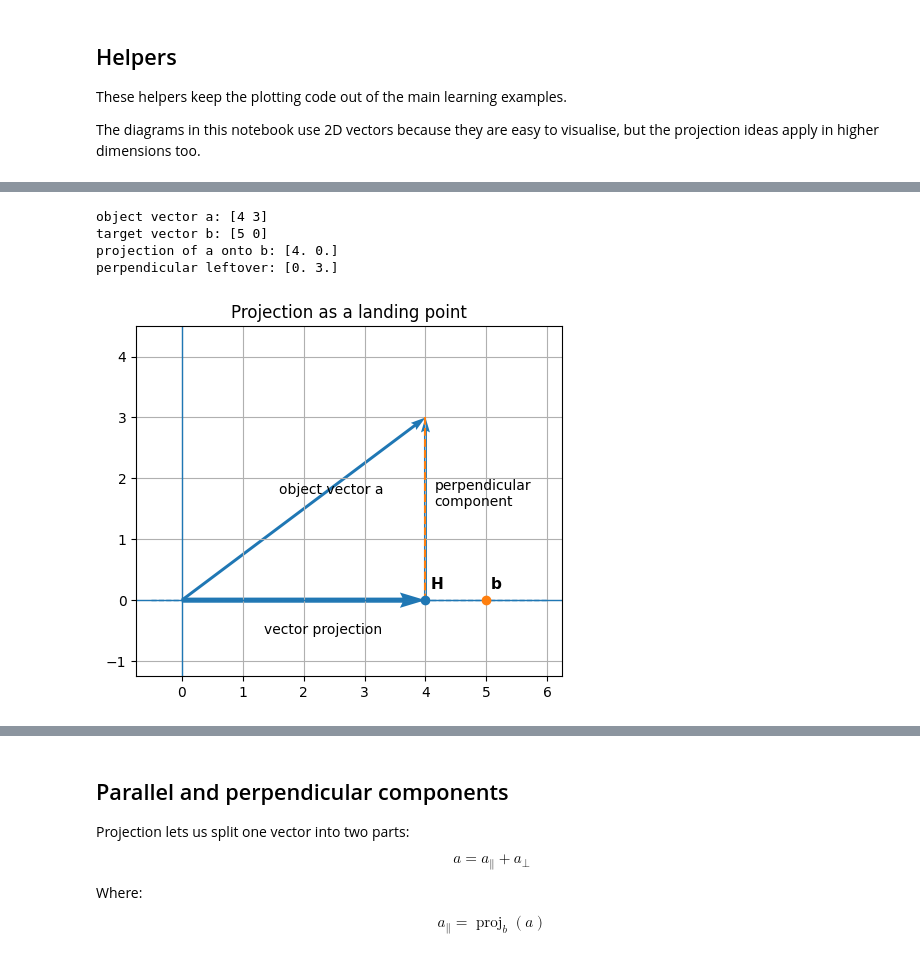
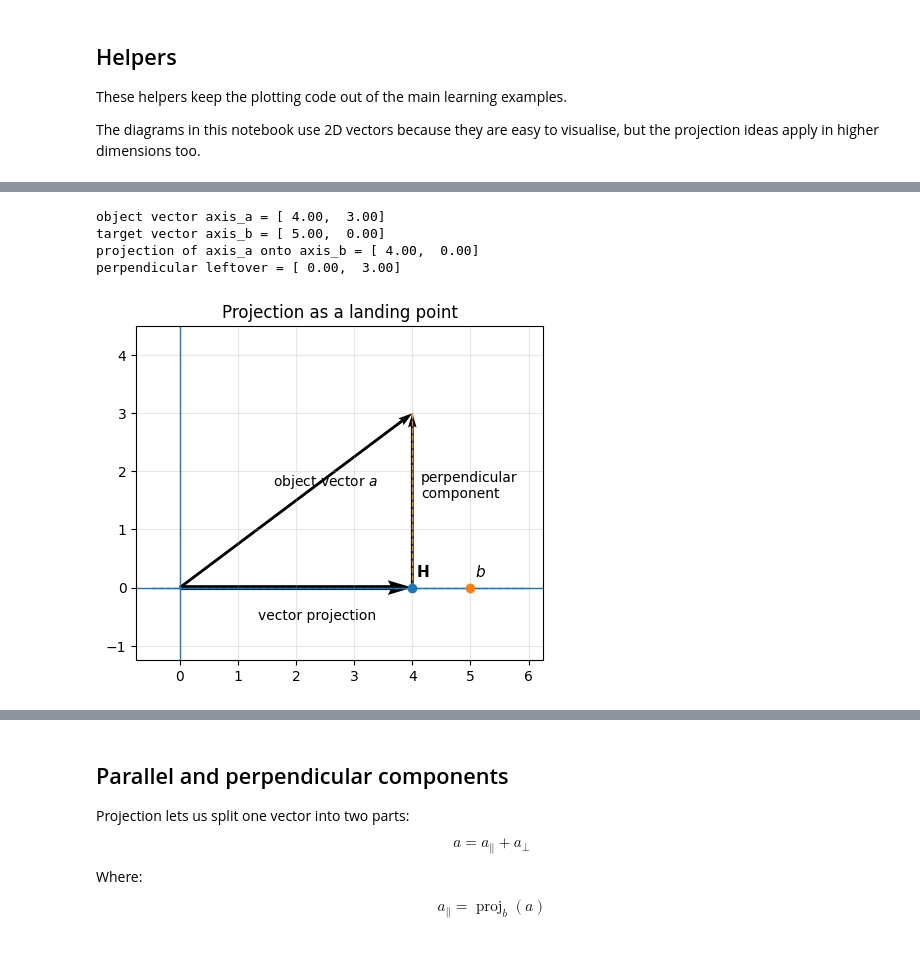
Before and after one commit to AnthonyPWatts/imperial-ai-coursework, a Jupyter notebook: maths-refresh/03-projections-and-components.ipynb, the cells around one changed output, grey strips where cells are left out. Saved outputs shown, nothing was run; the diff lists cells and outputs as text; code cells hidden in the pictures.

```diff
--- a/maths-refresh/03-projections-and-components.ipynb
+++ b/maths-refresh/03-projections-and-components.ipynb
@@ -195,57 +220,48 @@ a - \operatorname{proj}_{b}(a) = \begin{bmatrix}0 \\ 3\end{bmatrix}
 $$
-# %%
-a = np.array([4, 3])
-b = np.array([5, 0])
-
-vector_projection = projection_of(a, b)
-perpendicular_component = perpendicular_component_of(a, b)
-
-print("object vector a:", a)
-print("target vector b:", b)
-print("projection of a onto b:", vector_projection)
-print("perpendicular leftover:", perpendicular_component)
-# %% [output]
-object vector a: [4 3]
-target vector b: [5 0]
-projection of a onto b: [4. 0.]
-perpendicular leftover: [0. 3.]
+# %%
+axis_projection = projection_of(axis_a, axis_b)
+axis_perpendicular = perpendicular_component_of(axis_a, axis_b)
+
+print_vector("object vector axis_a", axis_a)
+print_vector("target vector axis_b", axis_b)
+print_vector("projection of axis_a onto axis_b", axis_projection)
+print_vector("perpendicular leftover", axis_perpendicular)
+# %% [output]
+object vector axis_a = [ 4.00,  3.00]
+target vector axis_b = [ 5.00,  0.00]
+projection of axis_a onto axis_b = [ 4.00,  0.00]
+perpendicular leftover = [ 0.00,  3.00]
 # %%
-a = np.array([4, 3])
-b = np.array([5, 0])
+fig, ax = setup_vector_plot(
+    title="Projection as a landing point",
+    xlim=(-0.75, 6.25),
+    ylim=(-1.25, 4.5),
+    figsize=(5.25, 4.5),
+)
 
-unit_b = b / np.linalg.norm(b)
-scalar_projection = a @ unit_b
-vector_projection = scalar_projection * unit_b
-perpendicular_component = a - vector_projection
-
-fig, ax = setup_vector_plot(xlim=(-0.75, 6.25), ylim=(-1.25, 4.5), figsize=(5.5, 4.8))
-
-# Target direction / base line
+# Target direction / base line.
 ax.plot([-0.5, 6], [0, 0], linestyle="--", linewidth=1)
 
-# Main vectors/components
-draw_vector(ax, a, width=0.007)
-draw_vector(ax, vector_projection, width=0.012)
-draw_vector(ax, perpendicular_component, origin=vector_projection, width=0.007)
+# Main vectors/components.
+draw_vector(ax, axis_a, width=0.007)
+draw_vector(ax, axis_projection, width=0.012)
+draw_vector(ax, axis_perpendicular, origin=axis_projection, width=0.007)
 
-# Perpendicular guide
-draw_dashed_line(ax, a, vector_projection)
+# Perpendicular guide.
+draw_dashed_line(ax, axis_a, axis_projection)
 
-# Key points
-ax.scatter(vector_projection[0], vector_projection[1], zorder=4)
-ax.scatter(b[0], b[1], zorder=4)
+# Key points.
+ax.scatter(axis_projection[0], axis_projection[1], zorder=4)
+ax.scatter(axis_b[0], axis_b[1], zorder=4)
 
-# Manual labels
-ax.text(1.6, 1.75, "object vector a", fontsize=10)
+# Manual labels.
+ax.text(1.6, 1.75, "object vector $a$", fontsize=10)
 ax.text(1.35, -0.55, "vector projection", fontsize=10)
 ax.text(4.15, 1.55, "perpendicular\ncomponent", fontsize=10)
+ax.text(4.08, 0.18, "H", fontsize=11, fontweight="bold")
+ax.text(5.08, 0.18, "$b$", fontsize=11, fontweight="bold")
 
-ax.text(4.08, 0.18, "H", fontsize=11, fontweight="bold")
-ax.text(5.08, 0.18, "b", fontsize=11, fontweight="bold")
-
-
-ax.set_title("Projection as a landing point")
 plt.show()
 # %% [output]
-[figure, old version]
+[figure, new version]
 # %% [markdown]
```
Also changed, not shown: parts of 42 cells of this notebook, 1 other file.
